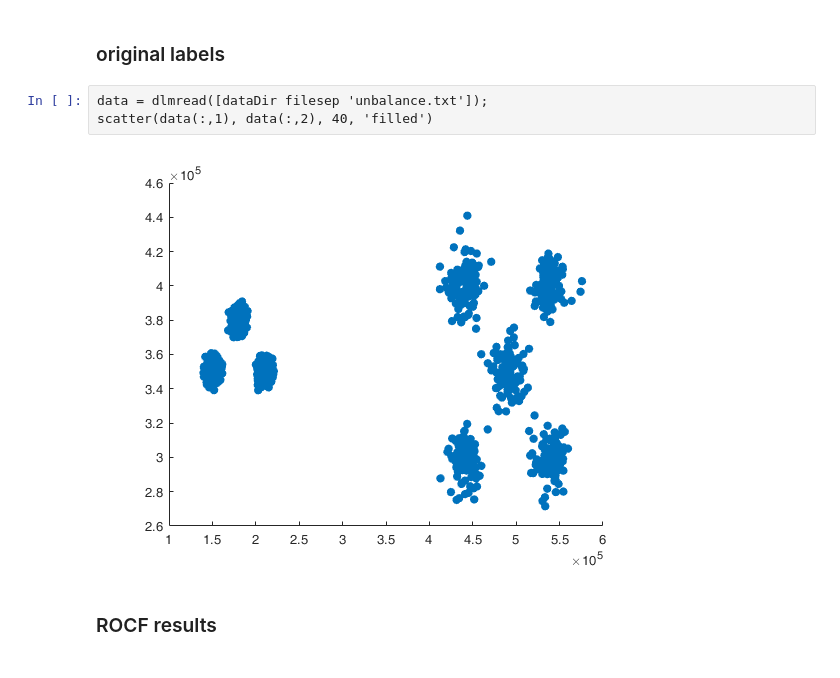
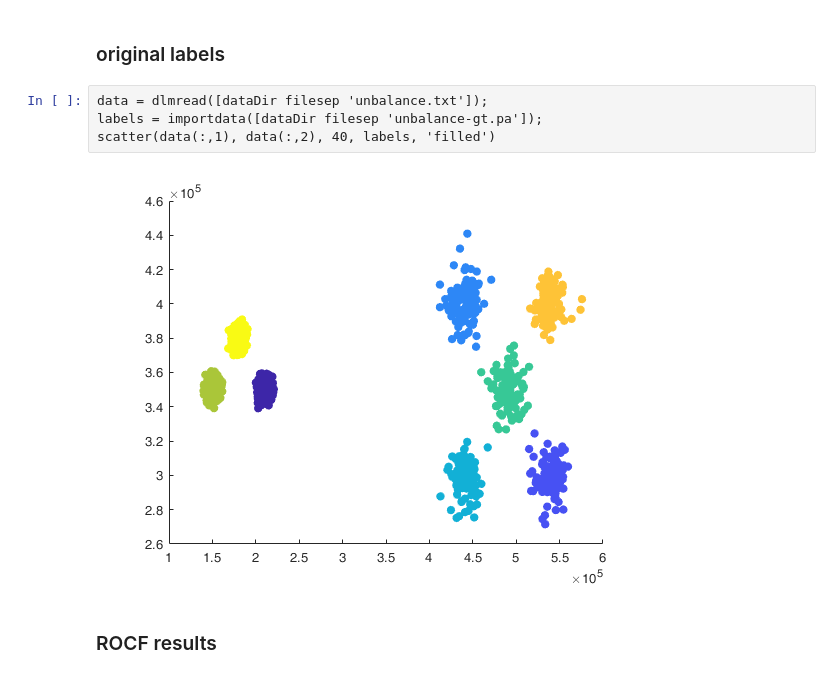
Before and after one commit to tvannoy/matlab-rocf, a Jupyter notebook: ROCF tests.ipynb, the cells around one changed output. Saved outputs shown, nothing was run; the diff lists cells and outputs as text.

```diff
--- a/ROCF tests.ipynb
+++ b/ROCF tests.ipynb
@@ -227,9 +227,10 @@ This dataset has 3 clusters of size 2000 and 5 clusters of size 100. This should
 ### original labels
 # %%
 data = dlmread([dataDir filesep 'unbalance.txt']);
-scatter(data(:,1), data(:,2), 40, 'filled')
+labels = importdata([dataDir filesep 'unbalance-gt.pa']);
+scatter(data(:,1), data(:,2), 40, labels, 'filled')
 # %% [output]
-[figure, old version]
+[figure, new version]
 # %% [markdown]
 ### ROCF results
 # %%
```
Also changed, not shown: parts of 12 cells of this notebook.
